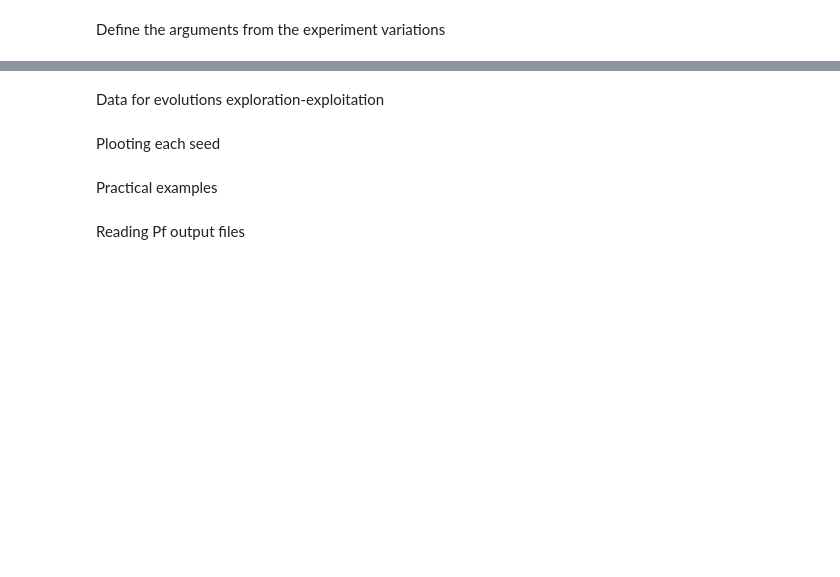
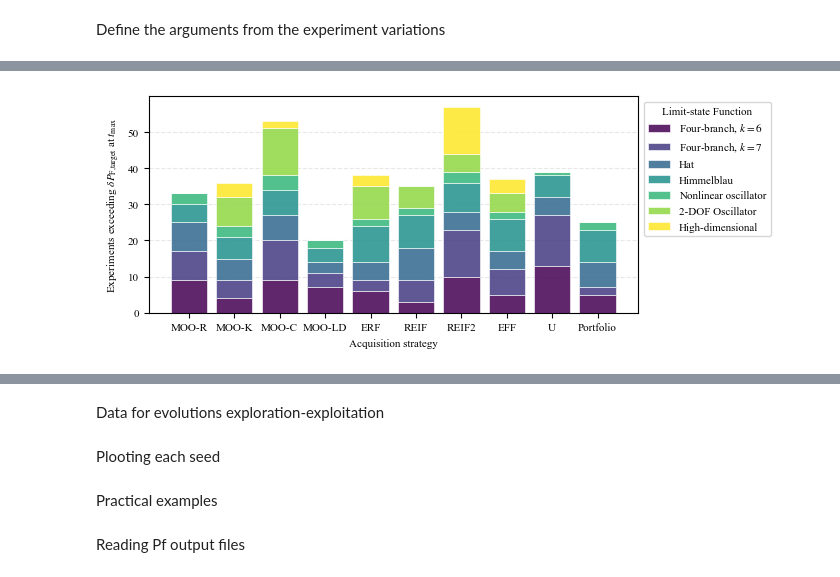
Before and after one commit to Jonalex7/MOO-AL, a Jupyter notebook: notebooks/Postprocess_ALL_groups.ipynb, the cells around one changed output, grey strips where cells are left out. Saved outputs shown, nothing was run; the diff lists cells and outputs as text; code cells hidden in the pictures; blank space fills up the shorter version.

```diff
--- a/notebooks/Postprocess_ALL_groups.ipynb
+++ b/notebooks/Postprocess_ALL_groups.ipynb
@@ -315,0 +467,19 @@ Notebook: Cell Toolbar Visibility
+# %%
+target_epsilon = {}
+
+for case, data in threshold_dict.items():
+    # This is your primary (hard) threshold
+    base_eps = data["threshold_delta_pf"]
+
+    # Define the three levels: [100%, 50%, 10%]
+    # We sort them descending so the lines appear in order on the plot
+    target_epsilon[case] = sorted([
+        base_eps,
+        # base_eps * 3.0,
+        # base_eps * 5.0
+    ], reverse=True)
+
+# Optional: Print to verify the generated levels
+for case, levels in target_epsilon.items():
+    formatted_levels = [f"{l:.2e}" for l in levels]
+    print(f"{case}: {formatted_levels}")
@@ -523,0 +1063,66 @@ plt.show()
+# %%
+import matplotlib.pyplot as plt
+import numpy as np
+
+# --- 1. Data Aggregation ---
+# Initialize a dictionary to store counts: counts[case][strategy]
+exceeded_counts = {case: {strat: 0 for strat in strategies_order} for case in casestudy}
+
+for case in casestudy:
+    if case not in seed_ranking_dict:
+        continue
+    seeds = seed_ranking_dict[case]["seeds"]
+    for s in seeds:
+        # Check if the budget was exceeded (threshold not reached)
+        if not s["reached_threshold"]:
+            strat = s["strategy"]
+            if strat in exceeded_counts[case]:
+                exceeded_counts[case][strat] += 1
+
+# --- 2. Plotting Configuration ---
+# X-axis labels: Display names for strategies
+x_labels = [custom_legend[strategies_order.index(s)] for s in strategies_order]
+n_strategies = len(strategies_order)
+
+fig, ax = plt.subplots(figsize=(17.5*cm, 7*cm))
+
+# Starting point for stacking
+bottom = np.zeros(n_strategies)
+
+# Use a colormap for the different limit-state functions
+colors = plt.cm.viridis(np.linspace(0, 1, len(casestudy)))
+
+# --- 3. Build the Stacked Bar Chart ---
+for i, case in enumerate(casestudy):
+    # Extract the list of counts for this case across all strategies
+    counts = [exceeded_counts[case][strat] for strat in strategies_order]
+
+    # Label for the legend
+    case_label = custom_titles[i] if i < len(custom_titles) else case
+
+    # Plot the bar segment
+    ax.bar(x_labels, counts, bottom=bottom, label=case_label, color=colors[i], alpha=0.85, edgecolor='white', linewidth=0.5)
+
+    # Update the 'bottom' for the next stack
+    bottom += np.array(counts)
+
+# --- 4. Formatting ---
+ax.set_ylabel(rf"Experiments exceeding $\delta P_\text{{F,target}}$ at $t_\text{{max}}$", fontsize=font_size)
+ax.set_xlabel("Acquisition strategy", fontsize=font_size)
+# ax.set_title("Reliability of Convergence: Seeds Failing to Reach $\delta P_{F,target}$", fontsize=font_size, pad=15)
+
+# Add a horizontal grid for readability
+ax.grid(axis='y', linestyle='--', alpha=0.3, zorder=0)
+ax.set_axisbelow(True)
+
+# Adjust legend
+ax.legend(title="Limit-state Function", loc='upper left', bbox_to_anchor=(1, 1), frameon=True)
+
+# Rotate x-labels for better fit
+plt.xticks(rotation=0, ha='center')
+
+plt.tight_layout()
+# plt.savefig('aggregated_N_failed_exp.pdf')
+plt.show()
+# %% [output]
+[figure, added]
```
Also changed, not shown: parts of 43 cells of this notebook, 2 other files.
